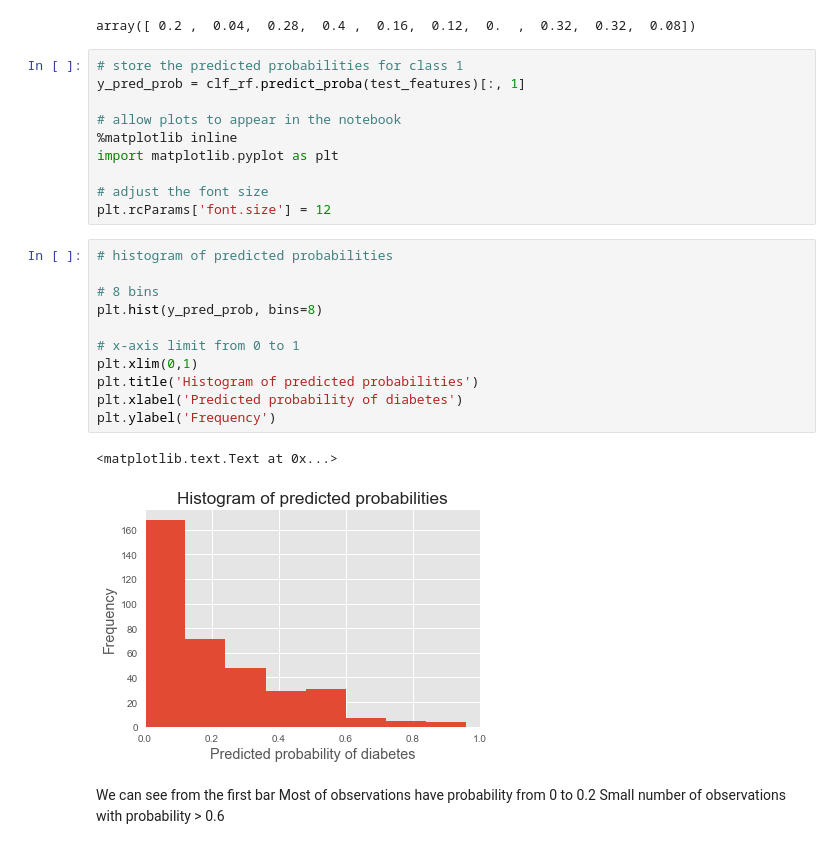
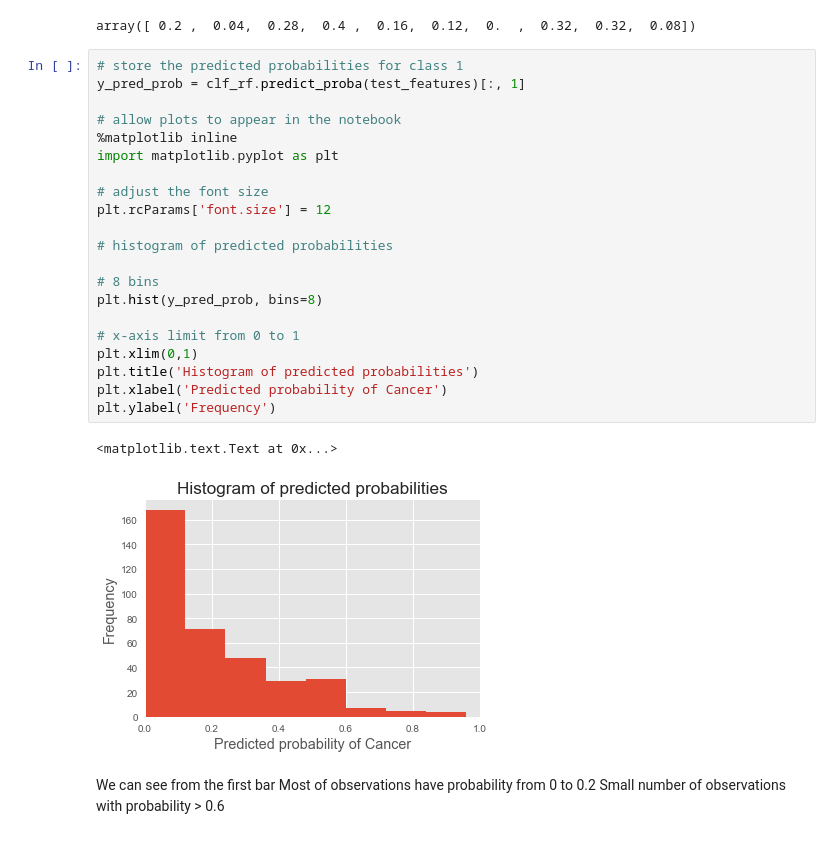
Before and after one commit to rvsaatvik/Predicting-Cervical-Cancer, a Jupyter notebook: Capstone2/Capstone2_CervicalCancer.ipynb, the cells around one changed output. Saved outputs shown, nothing was run; the diff lists cells and outputs as text.

```diff
--- a/Capstone2/Cleanup_Notebook.ipynb
+++ b/Capstone2/Capstone2_CervicalCancer.ipynb
@@ -596,27 +600,27 @@ array([ 0.2 ,  0.04,  0.28,  0.4 ,  0.16,  0.12,  0.  ,  0.32,  0.32,  0.08])
 # %%
 # store the predicted probabilities for class 1
 y_pred_prob = clf_rf.predict_proba(test_features)[:, 1]
 
 # allow plots to appear in the notebook
 %matplotlib inline
 import matplotlib.pyplot as plt
 
 # adjust the font size
 plt.rcParams['font.size'] = 12
+
+# histogram of predicted probabilities
+
+# 8 bins
+plt.hist(y_pred_prob, bins=8)
+
+# x-axis limit from 0 to 1
+plt.xlim(0,1)
+plt.title('Histogram of predicted probabilities')
+plt.xlabel('Predicted probability of Cancer')
+plt.ylabel('Frequency')
+# %% [output]
+<matplotlib.text.Text at 0x...>
+[figure, added]
-# %%
-# histogram of predicted probabilities
-
-# 8 bins
-plt.hist(y_pred_prob, bins=8)
-
-# x-axis limit from 0 to 1
-plt.xlim(0,1)
-plt.title('Histogram of predicted probabilities')
-plt.xlabel('Predicted probability of diabetes')
-plt.ylabel('Frequency')
-# %% [output]
-<matplotlib.text.Text at 0x...>
-[figure, removed]
 # %% [markdown]
 We can see from the first bar
 Most of observations have probability from 0 to 0.2
```
Also changed, not shown: parts of 28 cells of this notebook.
